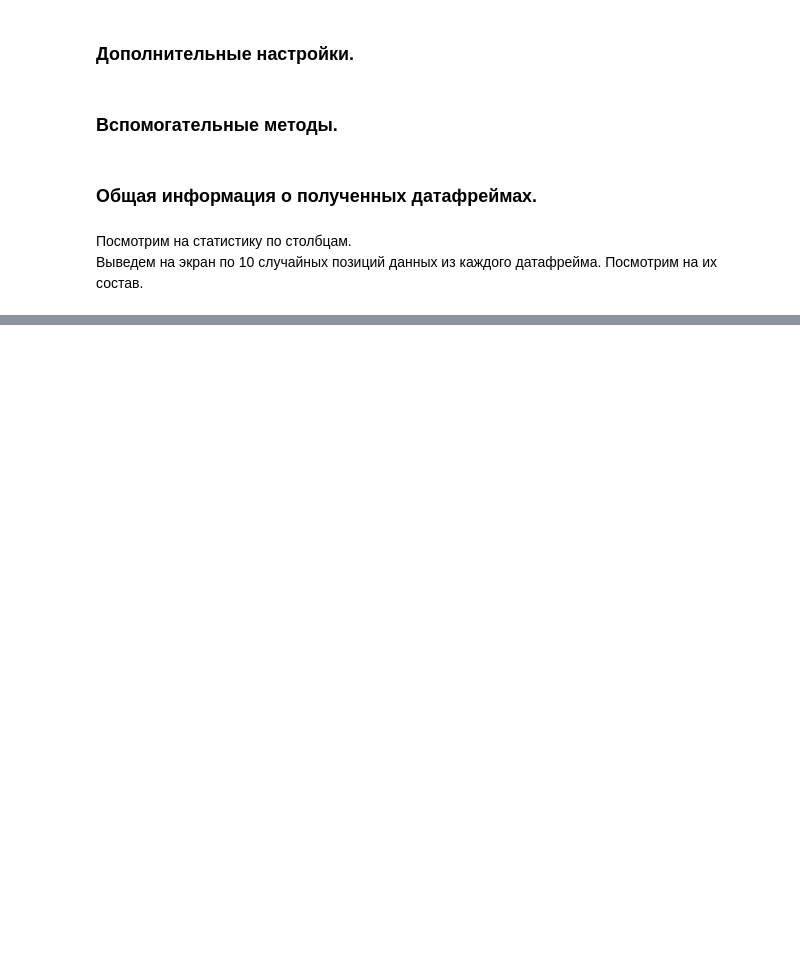
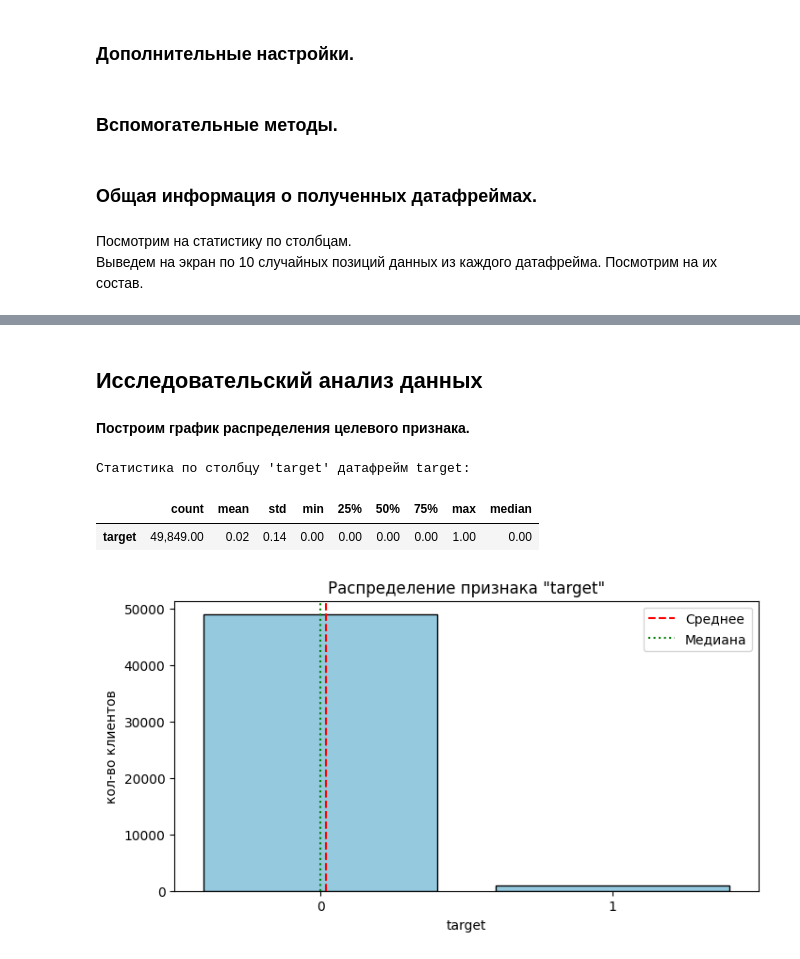
Before and after one commit to volkovask/marketing, a Jupyter notebook: marketing.ipynb, the cells around one changed output, grey strips where cells are left out. Drawn from its saved outputs; the diff is of its cells as text; code cells hidden in the pictures; blank space fills up the shorter version.

Commit message:
adding in notebook uploading data and data preprocessing

```diff
--- a/marketing.ipynb
+++ b/marketing.ipynb
@@ -125,7 +121,7 @@ TWO = 2
 THREE = 3
 SIX = 6
 TEN = 10
-ID = 'bulk_campaign_id'
+ID = 'client_id'
 RANDOM_STATE = 42
 TEST_SIZE = 0.25
 COLOR_ONE = 'SteelBlue'
@@ -353,0 +545,14 @@ channel          - ['email', 'mobile_push']
+# %% [markdown]
+## Исследовательский анализ данных
+# %%
+# Вывод статистики по столбцу датафрейма.
+def stats_column(data=target, column='', text='', is_sum=False):
+    print(f"\nСтатистика по столбцу '{column}' {text}".strip()+":")
+    result = data[column].describe().to_frame()
+    if is_sum:
+        result = (pd.concat(
+            [result,
+             pd.DataFrame({column:[data[column].sum()]}, index=['sum'])]))
+    result = result.T
+    result['median'] = data[column].agg('median')
+    display(result)
@@ -353,0 +582,26 @@ channel          - ['email', 'mobile_push']
+# %%
+ # Кастомный метод для построения распределения категориальных пераметров.
+def custom_count_plot(data=target, name='target', add_columns=[], del_columns=[ID]):
+    ylabel = 'кол-во клиентов'
+    columns = data.drop(columns=del_columns).select_dtypes(include=['int64']).columns.to_list()
+    columns.extend(add_columns)
+    for column in columns:
+        stats_column(data=data, column=column, text=f'датафрейм {name}', is_sum=False)
+        plt.figure(figsize=(8, 4))
+        sns.countplot(x=column, data=data, color='skyblue', edgecolor='black')
+        plt.axvline(data[column].mean(), color='red', linestyle='--', label='Среднее')
+        plt.axvline(data[column].median(), color='green', linestyle=':', label='Медиана')
+        plt.title(f'Распределение признака "{column}"')
+        plt.ylabel(ylabel)
+        plt.legend()
+
+        plt.show()
+# %% [markdown]
+**Построим график распределения целевого признака.**
+# %%
+custom_count_plot()
+# %% [output]
+Статистика по столбцу 'target' датафрейм target:
+|  | count | mean | std | min | 25% | 50% | 75% | max | median |
+| target | 49,849.00 | 0.02 | 0.14 | 0.00 | 0.00 | 0.00 | 0.00 | 1.00 | 0.00 |
+[figure, added]
```
Also changed, not shown: parts of 40 cells of this notebook.
